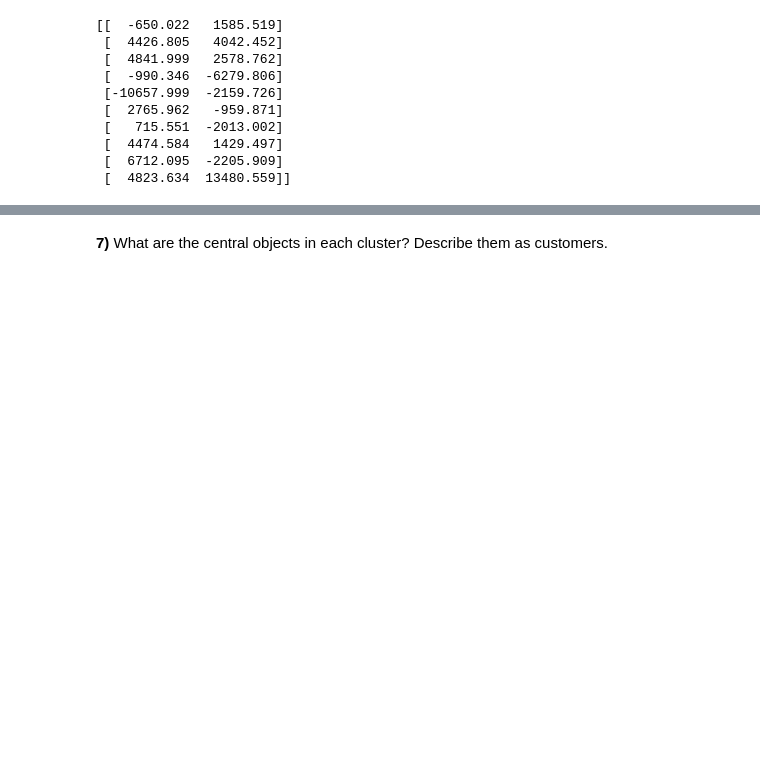
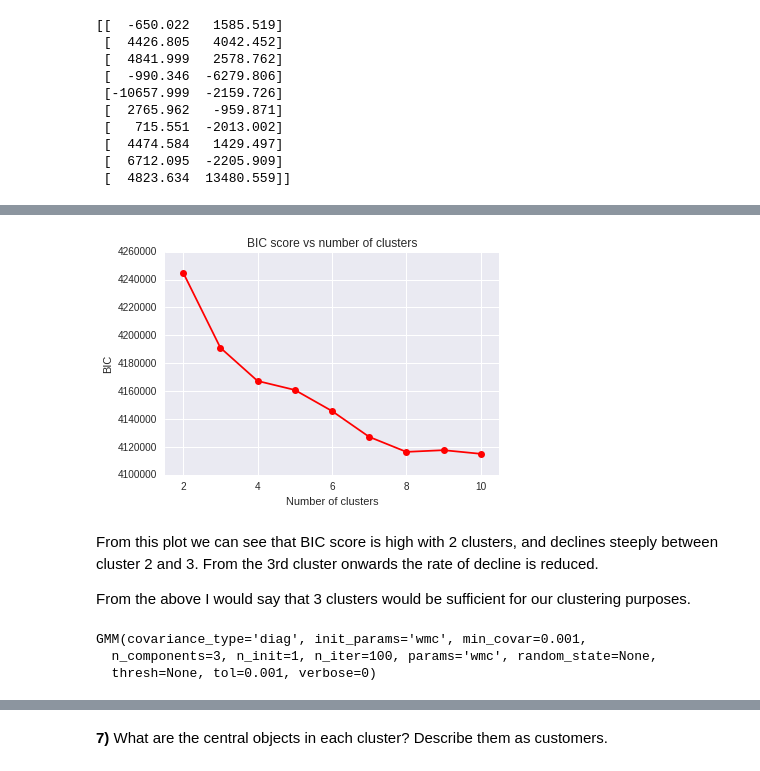
Before and after one commit to bvstillwell/udacity-mlnd-capstone, a Jupyter notebook: p3/r2/customer_segments.ipynb, the cells around one changed output, grey strips where cells are left out. Cells and saved outputs as stored; diff of their text form; code cells hidden in the pictures; blank space fills up the shorter version.

```diff
--- a/p3/r2/customer_segments.ipynb
+++ b/p3/r2/customer_segments.ipynb
@@ -324,3 +328,38 @@ for i in [2, 4, 6, 8, 10]:
+# %%
+bic_scores = pd.DataFrame(columns=['bic', 'clusters'])
+for i in range(2, 11):
+    cl = GMM(n_components=i)
+    cl.fit(reduced_data)
+    clusters = cl
+    samples = cl.sample(100000)
+    group = cl.predict(samples)
+
+    #Lets get the bic scores to graph
+    bic_scores.loc[len(bic_scores)] = [cl.bic(samples), i]
+
+#Draw the bic score graph
+sns.set_style("darkgrid")
+plt.plot(bic_scores['clusters'], bic_scores['bic'], '-ro')
+plt.xlabel('Number of clusters')
+plt.ylabel('BIC')
+plt.title('BIC score vs number of clusters')
+plt.xlim(xmin=1.5, xmax=bic_scores.shape[0] +1.5)
+plt.show()
+# %% [output]
+[figure, added]
+# %% [markdown]
+From this plot we can see that BIC score is high with 2 clusters, and declines steeply between cluster 2 and 3. From the 3rd cluster onwards the rate of decline is reduced.
+
+From the above I would say that 3 clusters would be sufficient for our clustering purposes.
+# %%
+cl = GMM(n_components=3)
+cl.fit(reduced_data)
+clusters = cl
+print clusters
+# %% [output]
+GMM(covariance_type='diag', init_params='wmc', min_covar=0.001,
+  n_components=3, n_init=1, n_iter=100, params='wmc', random_state=None,
+  thresh=None, tol=0.001, verbose=0)
 # %%
 # Plot the decision boundary by building a mesh grid to populate a graph.
 x_min, x_max = reduced_data[:, 0].min() - 1, reduced_data[:, 0].max() + 1
```
Also changed, not shown: parts of 5 cells of this notebook.
